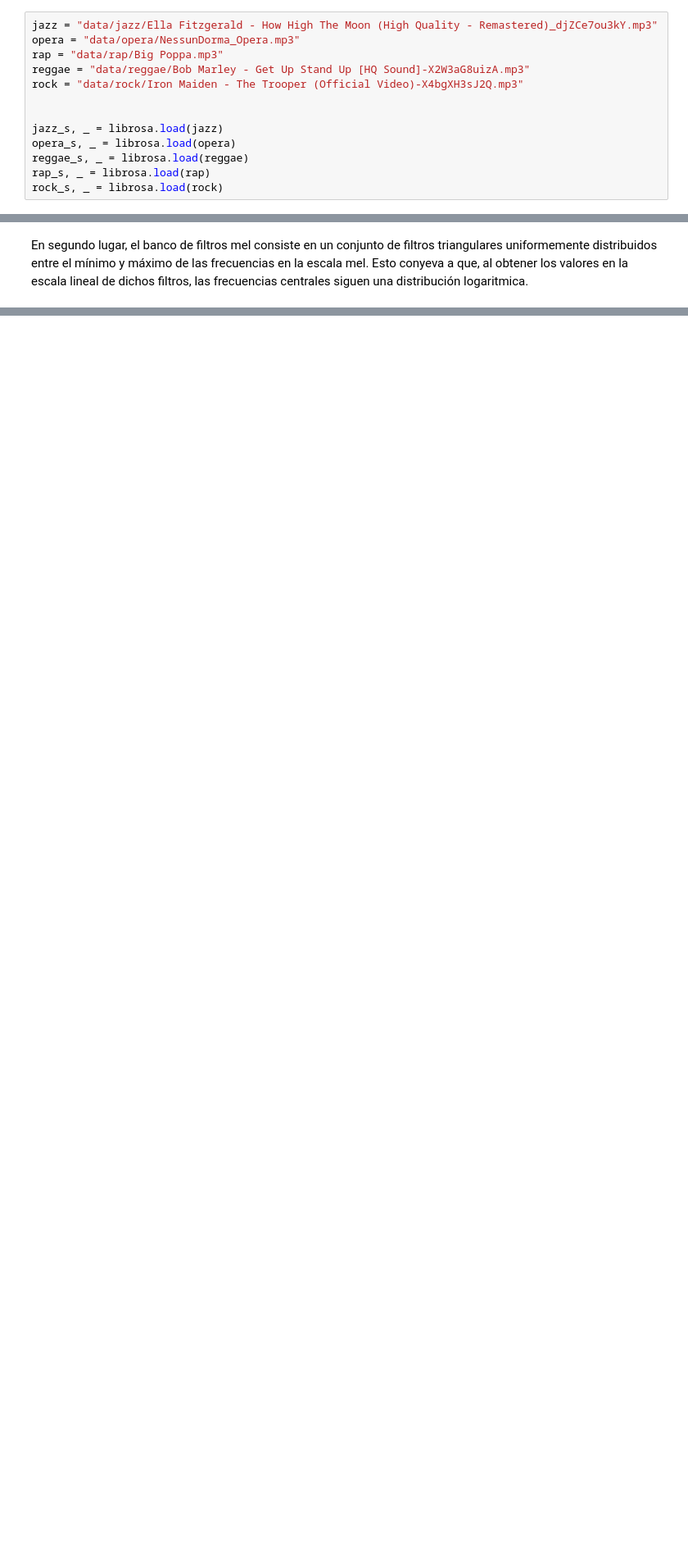
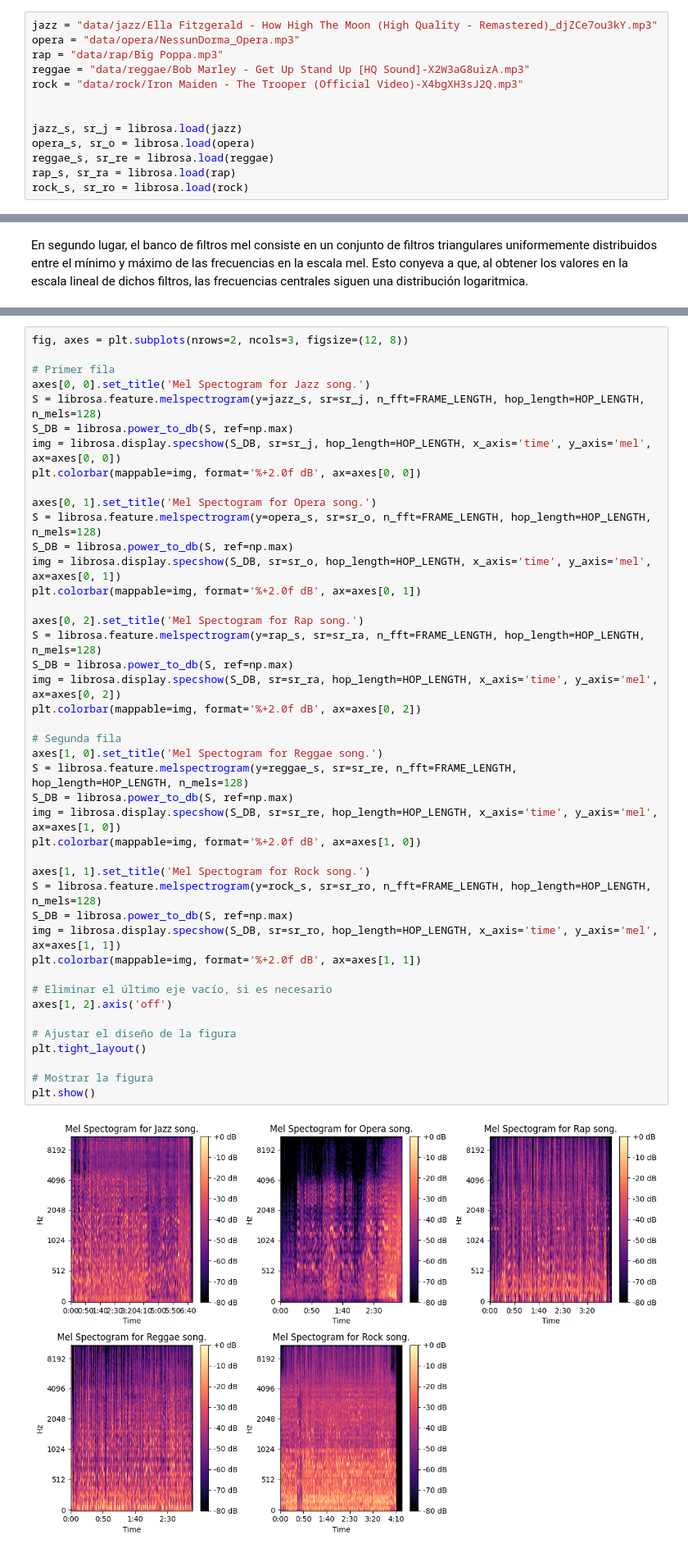
Before and after one commit to nican2/ProyectoAS2023, a Jupyter notebook: Memoria.ipynb, the cells around one changed output, grey strips where cells are left out. Shown at 82% size. Saved outputs shown, nothing was run; the diff lists cells and outputs as text; blank space fills up the shorter version.

Commit message:
finalizado el spectograma de mel

```diff
--- a/Memoria.ipynb
+++ b/Memoria.ipynb
@@ -39,11 +39,11 @@ reggae = "data/reggae/Bob Marley - Get Up Stand Up [HQ Sound]-X2W3aG8uizA.mp3"
 rock = "data/rock/Iron Maiden - The Trooper (Official Video)-X4bgXH3sJ2Q.mp3"
 
 
-jazz_s, _ = librosa.load(jazz)
-opera_s, _ = librosa.load(opera)
-reggae_s, _ = librosa.load(reggae)
-rap_s, _ = librosa.load(rap)
-rock_s, _ = librosa.load(rock)
+jazz_s, sr_j = librosa.load(jazz)
+opera_s, sr_o = librosa.load(opera)
+reggae_s, sr_re = librosa.load(reggae)
+rap_s, sr_ra = librosa.load(rap)
+rock_s, sr_ro = librosa.load(rock)
 # %% [markdown]
 ## Características de dominio temporal
 # %% [markdown]
@@ -356,0 +342,45 @@ https://www.youtube.com/watch?v=9GHCiiDLHQ4&list=PL-wATfeyAMNqIee7cH3q1bh4QJFAae
+# %%
+fig, axes = plt.subplots(nrows=2, ncols=3, figsize=(12, 8))
+
+# Primer fila
+axes[0, 0].set_title('Mel Spectogram for Jazz song.')
+S = librosa.feature.melspectrogram(y=jazz_s, sr=sr_j, n_fft=FRAME_LENGTH, hop_length=HOP_LENGTH, n_mels=128)
+S_DB = librosa.power_to_db(S, ref=np.max)
+img = librosa.display.specshow(S_DB, sr=sr_j, hop_length=HOP_LENGTH, x_axis='time', y_axis='mel', ax=axes[0, 0])
+plt.colorbar(mappable=img, format='%+2.0f dB', ax=axes[0, 0])
+
+axes[0, 1].set_title('Mel Spectogram for Opera song.')
+S = librosa.feature.melspectrogram(y=opera_s, sr=sr_o, n_fft=FRAME_LENGTH, hop_length=HOP_LENGTH, n_mels=128)
+S_DB = librosa.power_to_db(S, ref=np.max)
+img = librosa.display.specshow(S_DB, sr=sr_o, hop_length=HOP_LENGTH, x_axis='time', y_axis='mel', ax=axes[0, 1])
+plt.colorbar(mappable=img, format='%+2.0f dB', ax=axes[0, 1])
+
+axes[0, 2].set_title('Mel Spectogram for Rap song.')
+S = librosa.feature.melspectrogram(y=rap_s, sr=sr_ra, n_fft=FRAME_LENGTH, hop_length=HOP_LENGTH, n_mels=128)
+S_DB = librosa.power_to_db(S, ref=np.max)
+img = librosa.display.specshow(S_DB, sr=sr_ra, hop_length=HOP_LENGTH, x_axis='time', y_axis='mel', ax=axes[0, 2])
+plt.colorbar(mappable=img, format='%+2.0f dB', ax=axes[0, 2])
+
+# Segunda fila
+axes[1, 0].set_title('Mel Spectogram for Reggae song.')
+S = librosa.feature.melspectrogram(y=reggae_s, sr=sr_re, n_fft=FRAME_LENGTH, hop_length=HOP_LENGTH, n_mels=128)
+S_DB = librosa.power_to_db(S, ref=np.max)
+img = librosa.display.specshow(S_DB, sr=sr_re, hop_length=HOP_LENGTH, x_axis='time', y_axis='mel', ax=axes[1, 0])
+plt.colorbar(mappable=img, format='%+2.0f dB', ax=axes[1, 0])
+
+axes[1, 1].set_title('Mel Spectogram for Rock song.')
+S = librosa.feature.melspectrogram(y=rock_s, sr=sr_ro, n_fft=FRAME_LENGTH, hop_length=HOP_LENGTH, n_mels=128)
+S_DB = librosa.power_to_db(S, ref=np.max)
+img = librosa.display.specshow(S_DB, sr=sr_ro, hop_length=HOP_LENGTH, x_axis='time', y_axis='mel', ax=axes[1, 1])
+plt.colorbar(mappable=img, format='%+2.0f dB', ax=axes[1, 1])
+
+# Eliminar el último eje vacío, si es necesario
+axes[1, 2].axis('off')
+
+# Ajustar el diseño de la figura
+plt.tight_layout()
+
+# Mostrar la figura
+plt.show()
+# %% [output]
+[figure, added]
```
Also changed, not shown: parts of 7 cells of this notebook.
